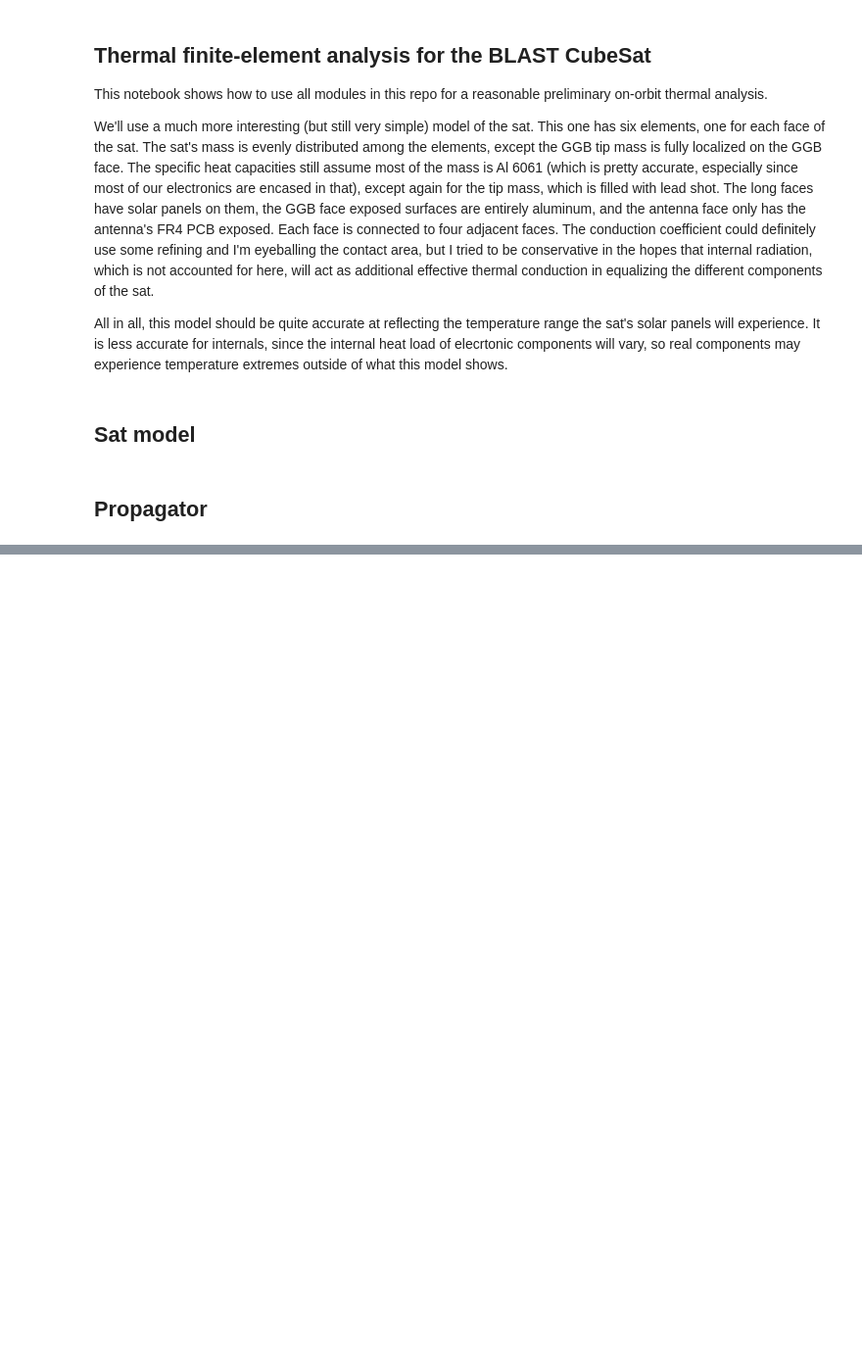
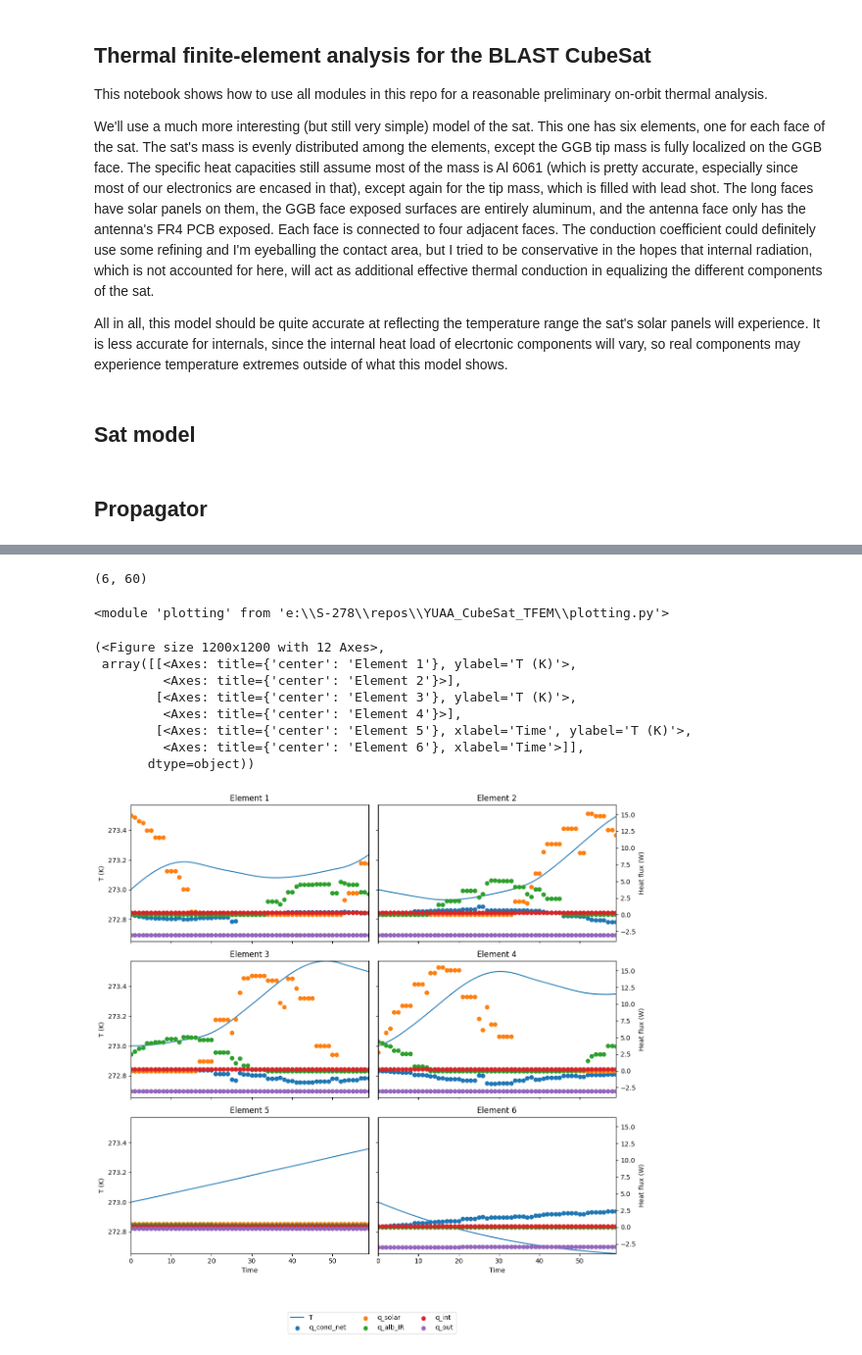
Before and after one commit to YUAA-CubeSat/YUAA_CubeSat_TFEM, a Jupyter notebook: main_sim.ipynb, the cells around one changed output, grey strips where cells are left out. Shown: that part at 98% size. Cells and saved outputs as stored; diff of their text form; code cells hidden in the pictures; blank space fills up the shorter version.

```diff
--- a/main_sim.ipynb
+++ b/main_sim.ipynb
@@ -44,7 +46,8 @@ def init_blast_model(
         'A_rad': 10*u.cm*20*u.cm,
         'a': SOLAR_PANEL_ABSORPTANCE,
         'e': SOLAR_PANEL_EMISSIVITY,
-        'q_int': CUBESAT_POWER_CONSUMPTION/5
+        'q_int': CUBESAT_POWER_CONSUMPTION/5,
+        'store_history': True
     }
 
     elts = [ # long faces
@@ -61,7 +64,8 @@ def init_blast_model(
         A_rad= 10*u.cm*10*u.cm + CUBESAT_TIP_MASS_EXT_AREA,
         a= AL_ABSORPTANCE,
         e= AL_EMISSIVITY,
-        q_int= CUBESAT_POWER_CONSUMPTION/10
+        q_int= CUBESAT_POWER_CONSUMPTION/10,
+        store_history = True
     ))
     elts.append(ConnectedLumpedMass( # antenna square face
         body_normal = np.array([0,0,1]),
@@ -69,7 +73,8 @@ def init_blast_model(
         A_rad= 10*u.cm*10*u.cm,
         a= FR4_ABSORPTANCE,
         e= FR4_EMISSIVITY,
-        q_int= CUBESAT_POWER_CONSUMPTION/10
+        q_int= CUBESAT_POWER_CONSUMPTION/10,
+        store_history = True
     ))
 
     for i,long_face in enumerate(elts[:4]):
@@ -164,12 +188,32 @@ def propagate_thermal_fem(
 # %%
-elts, body, orbit = init_blast_model(R0=np.eye(3), omega0=np.array([0,0,np.radians(5)]))
+elts, body, orbit = init_blast_model(
+    'excerpt_de440.bsp',
+    R0=np.eye(3), omega0=np.array([0,0,np.radians(5)]),
+    )
+#elt_names = [f"SP{i}" for i in range(1, 5)] + ["GGB", "Ant"]
-# %%
-#random_omega = np.random.normal(size=3)
-omega0 = np.array([1.0,1.0,1]) * np.radians(5) #* omega_mag#/np.linalg.norm(random_omega)
-#random_bodyR = scipy.stats.special_ortho_group.rvs(3)
-R0 = np.eye(3)#random_bodyR
-body = Body(
-    np.diag([CUBESAT_ROTI_XY.to(u.kg*u.m**2).magnitude, CUBESAT_ROTI_XY.to(u.kg*u.m**2).magnitude, CUBESAT_ROTI_Z.to(u.kg*u.m**2).magnitude]),
-    R0 = R0,
-    omega0=omega0
-)
+# %%
+sol = propagate_thermal_fem(
+    elts, body, orbit,
+    pd.Timestamp.now(), pd.Timedelta(minutes=1), pd.Timedelta(seconds=1)
+)
+# %%
+sol.y[12:, :].shape
+# %% [output]
+(6, 60)
+# %%
+from importlib import reload
+reload(plotting)
+# %% [output]
+<module 'plotting' from 'e:\\S-278\\repos\\YUAA_CubeSat_TFEM\\plotting.py'>
+# %%
+plotting.plot_elts_T_q_flows(sol.t, sol.y[12:, :], elts)
+# %% [output]
+(<Figure size 1200x1200 with 12 Axes>,
+ array([[<Axes: title={'center': 'Element 1'}, ylabel='T (K)'>,
+         <Axes: title={'center': 'Element 2'}>],
+        [<Axes: title={'center': 'Element 3'}, ylabel='T (K)'>,
+         <Axes: title={'center': 'Element 4'}>],
+        [<Axes: title={'center': 'Element 5'}, xlabel='Time', ylabel='T (K)'>,
+         <Axes: title={'center': 'Element 6'}, xlabel='Time'>]],
+       dtype=object))
+[figure, added]
```
Also changed, not shown: parts of 9 cells of this notebook, 3 other files.
